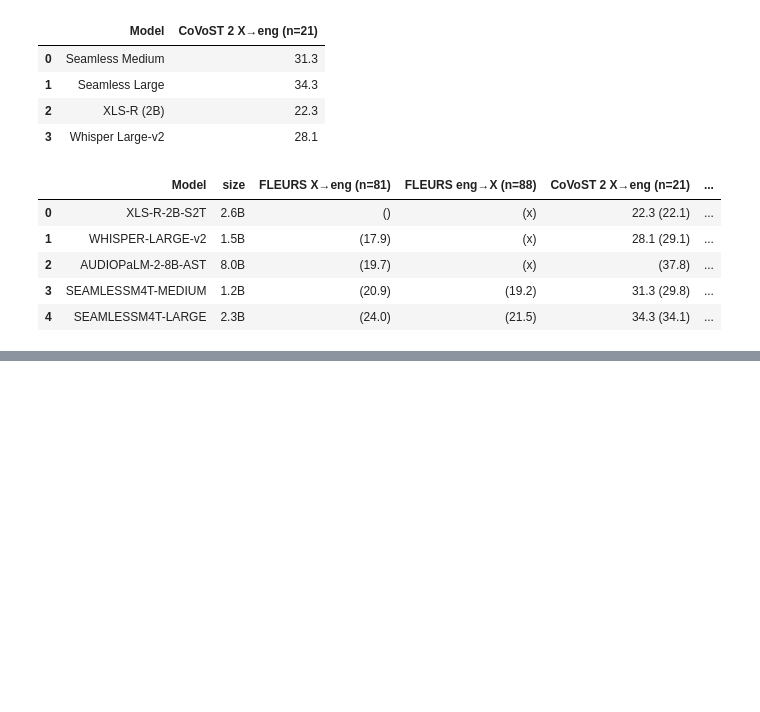
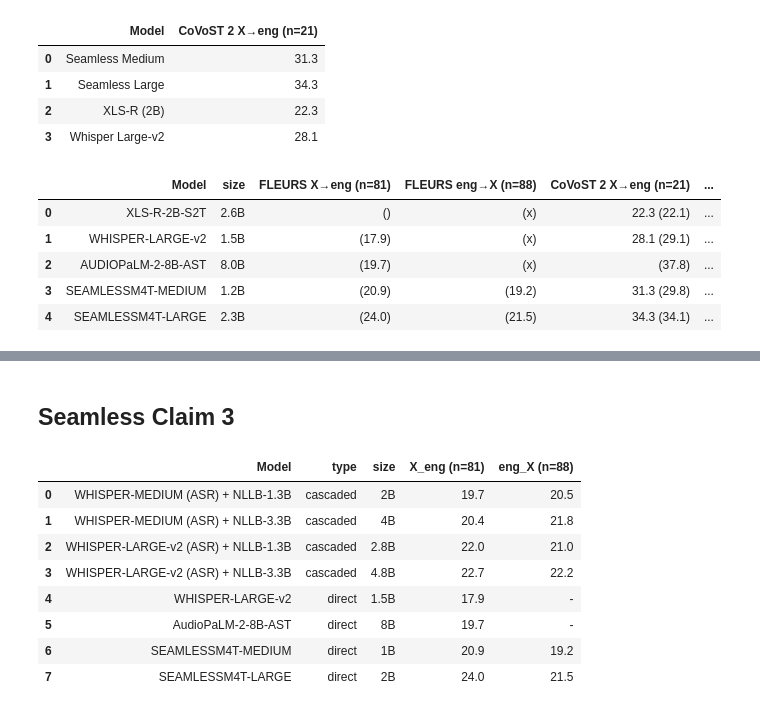
Before and after one commit to shreyjasuja/re_s2st, a Jupyter notebook: analyze_results.ipynb, the cells around one changed output, grey strips where cells are left out. Cells and saved outputs as stored; diff of their text form; code cells hidden in the pictures; blank space fills up the shorter version.

```diff
--- a/analyze_results.ipynb
+++ b/analyze_results.ipynb
@@ -231,0 +245,15 @@ merged_df
+# %% [markdown]
+## Seamless Claim 3
+# %%
+claim_df=pd.read_json('claims/seamless_claim_3.json',orient='split')
+claim_df
+# %% [output]
+|  | Model | type | size | X_eng (n=81) | eng_X (n=88) |
+| 0 | WHISPER-MEDIUM (ASR) + NLLB-1.3B | cascaded | 2B | 19.7 | 20.5 |
+| 1 | WHISPER-MEDIUM (ASR) + NLLB-3.3B | cascaded | 4B | 20.4 | 21.8 |
+| 2 | WHISPER-LARGE-v2 (ASR) + NLLB-1.3B | cascaded | 2.8B | 22.0 | 21.0 |
+| 3 | WHISPER-LARGE-v2 (ASR) + NLLB-3.3B | cascaded | 4.8B | 22.7 | 22.2 |
+| 4 | WHISPER-LARGE-v2 | direct | 1.5B | 17.9 | - |
+| 5 | AudioPaLM-2-8B-AST | direct | 8B | 19.7 | - |
+| 6 | SEAMLESSM4T-MEDIUM | direct | 1B | 20.9 | 19.2 |
+| 7 | SEAMLESSM4T-LARGE | direct | 2B | 24.0 | 21.5 |
```
Also changed, not shown: parts of 3 cells of this notebook, 2 other files.
